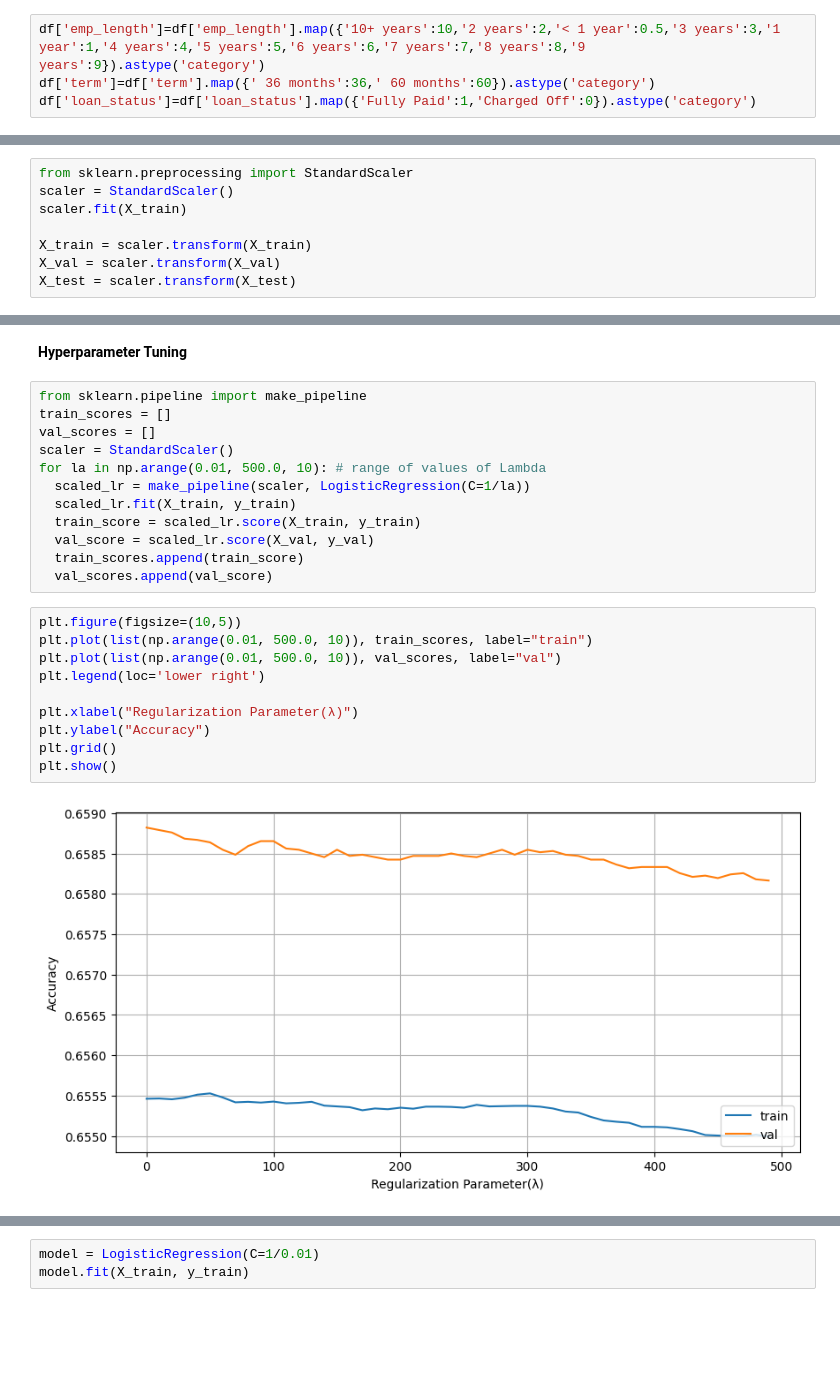
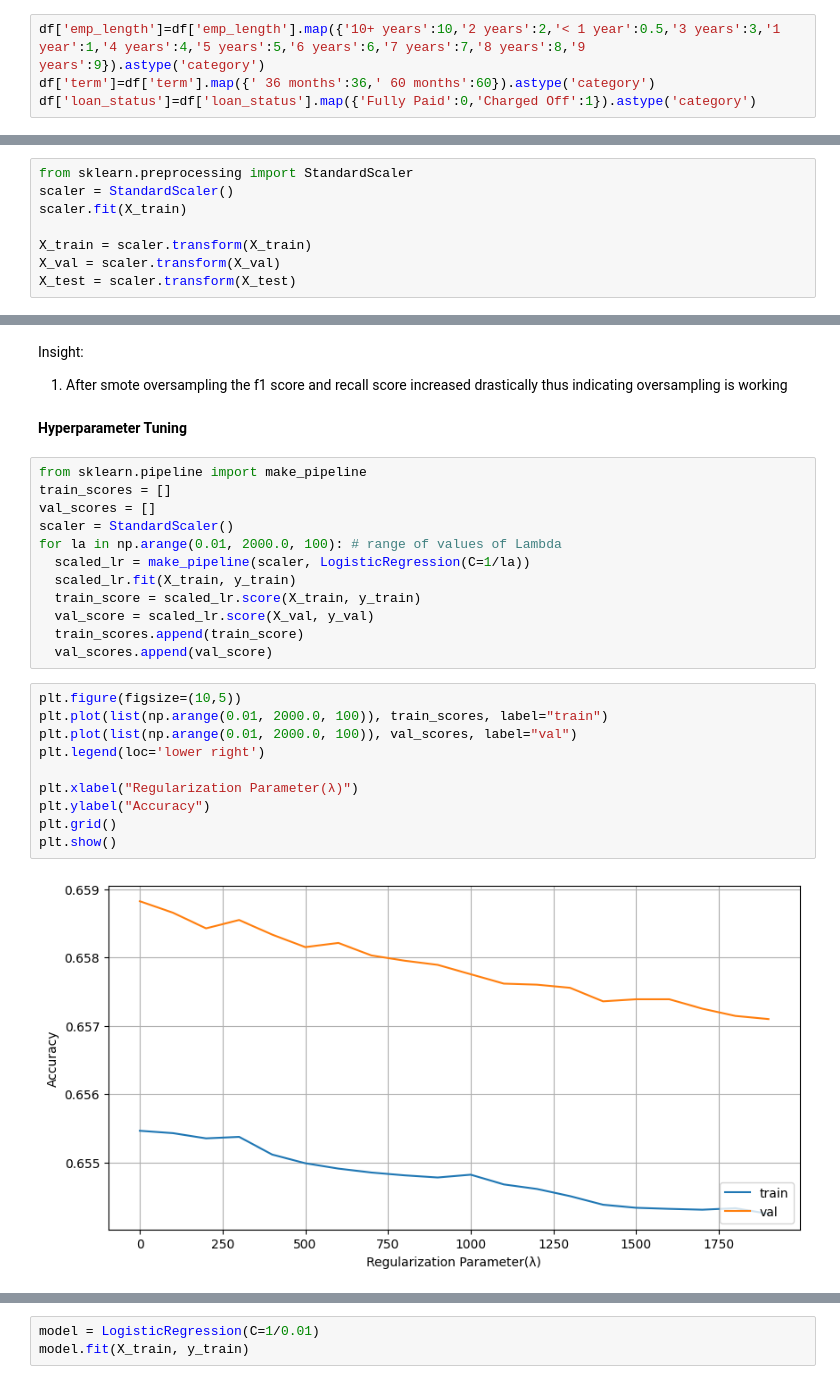
Before and after one commit to namangarg1805/Data-Analytics, a Jupyter notebook: ABC_Loan_Company.ipynb, the cells around one changed output, grey strips where cells are left out. Saved outputs shown, nothing was run; the diff lists cells and outputs as text; blank space fills up the shorter version.

```diff
--- a/ABC_Loan_Company.ipynb
+++ b/ABC_Loan_Company.ipynb
@@ -891,7 +919,7 @@ sns.countplot(data=df,x='mort_acc',hue='loan_status',stat='percent')
 # %%
 df['emp_length']=df['emp_length'].map({'10+ years':10,'2 years':2,'< 1 year':0.5,'3 years':3,'1 year':1,'4 years':4,'5 years':5,'6 years':6,'7 years':7,'8 years':8,'9 years':9}).astype('category')
 df['term']=df['term'].map({' 36 months':36,' 60 months':60}).astype('category')
-df['loan_status']=df['loan_status'].map({'Fully Paid':1,'Charged Off':0}).astype('category')
+df['loan_status']=df['loan_status'].map({'Fully Paid':0,'Charged Off':1}).astype('category')
 # %% [markdown]
 **Outlier Detection And treatment**
 # %%
@@ -1116,3 +1151,6 @@ F1 Score :  0.7563436920775659
+# %% [markdown]
+Insight:
+1. After smote oversampling the f1 score and recall score increased drastically thus indicating oversampling is working
 # %% [markdown]
 **Hyperparameter Tuning**
 # %%
@@ -1120,7 +1158,7 @@ from sklearn.pipeline import make_pipeline
 train_scores = []
 val_scores = []
 scaler = StandardScaler()
-for la in np.arange(0.01, 500.0, 10): # range of values of Lambda
+for la in np.arange(0.01, 2000.0, 100): # range of values of Lambda
   scaled_lr = make_pipeline(scaler, LogisticRegression(C=1/la))
   scaled_lr.fit(X_train, y_train)
   train_score = scaled_lr.score(X_train, y_train)
@@ -1129,13 +1167,13 @@ for la in np.arange(0.01, 500.0, 10): # range of values of Lambda
   val_scores.append(val_score)
 # %%
 plt.figure(figsize=(10,5))
-plt.plot(list(np.arange(0.01, 500.0, 10)), train_scores, label="train")
-plt.plot(list(np.arange(0.01, 500.0, 10)), val_scores, label="val")
+plt.plot(list(np.arange(0.01, 2000.0, 100)), train_scores, label="train")
+plt.plot(list(np.arange(0.01, 2000.0, 100)), val_scores, label="val")
 plt.legend(loc='lower right')
 
 plt.xlabel("Regularization Parameter(λ)")
 plt.ylabel("Accuracy")
 plt.grid()
 plt.show()
 # %% [output]
-[figure, old version]
+[figure, new version]
```
Also changed, not shown: parts of 37 cells of this notebook.
